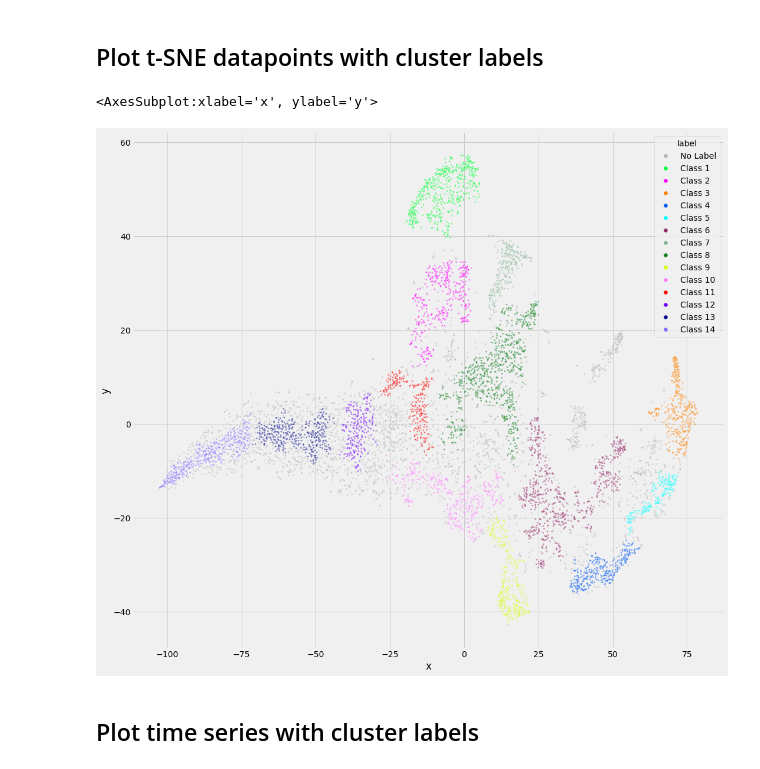
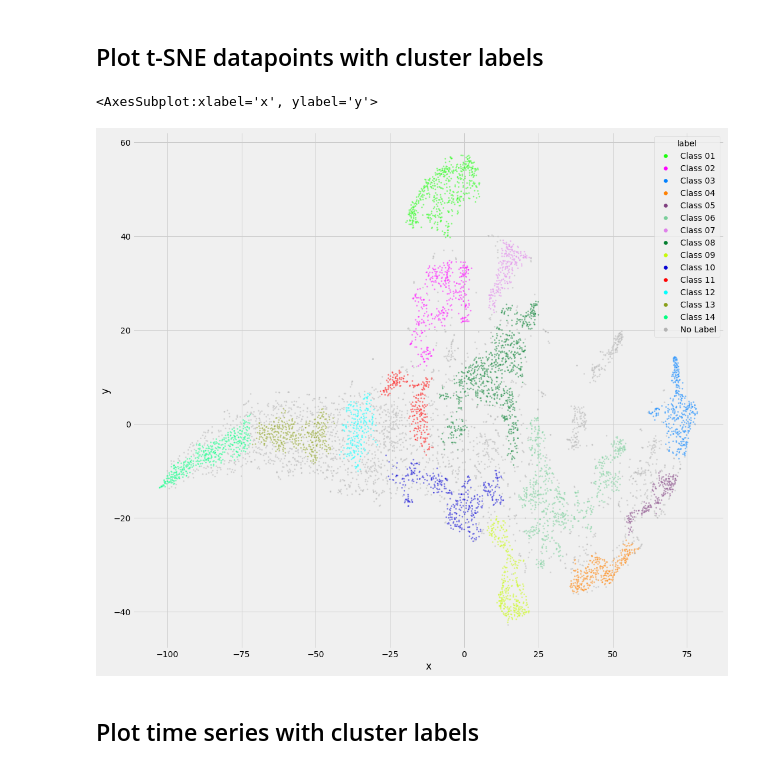
Before and after one commit to PEOPLE-ER/Wetland-Function-Assessment, a Jupyter notebook: cluster_analysis_hdbscan.ipynb, the cells around one changed output. Cells and saved outputs as stored; diff of their text form; code cells hidden in the pictures.

```diff
--- a/cluster_analysis_hdbscan.ipynb
+++ b/cluster_analysis_hdbscan.ipynb
@@ -56,6 +62,6 @@ Number of clusters: 15
 # %%
-def convert_class_code_to_name(class_codes):
-    class_names = ['Class {}'.format(i + 1) for i in class_codes]
-    class_names = ['No Label' if item == 'Class 0' else item for item in class_names]
+def convert_to_class_name(class_codes):
+    class_names = ['Class {:02d}'.format(i + 1) for i in class_codes]
+    class_names = ['No Label' if item == 'Class 00' else item for item in class_names]
     return class_names
 # %%
@@ -67,26 +73,22 @@ df_lab.to_csv(f'data/hdbscan_label_2022.csv')
 
 sampels with no label show in grey colors
 # %%
-colors = [(0.7, 0.7, 0.7)]
-colors += distinctipy.get_colors(n_class - 1)
+colors = distinctipy.get_colors(n_class - 1) + [(0.7, 0.7, 0.7)]
 # %% [markdown]
 ## Plot t-SNE datapoints with cluster labels
 # %%
 df_pt = df_ebd.copy()
-df_pt['label'] = hdbscan.labels_
+df_pt['label'] = convert_to_class_name(hdbscan.labels_)
 df_pt = df_pt.sort_values('label')
-
-# convert cluster code to label
-df_pt['label'] = convert_class_code_to_name(df_pt['label'].values)
 
 fig, ax = plt.subplots(figsize=[16, 15])
 sns.scatterplot(
     data=df_pt, x='x', y='y', hue='label',
     alpha=0.5, s=8, palette=colors, ax = ax,
 )
 # %% [output]
 <AxesSubplot:xlabel='x', ylabel='y'>
-[figure, old version]
+[figure, new version]
 # %% [markdown]
 ## Plot time series with cluster labels
 # %%
```
Also changed, not shown: parts of 9 cells of this notebook, 4 other files.
